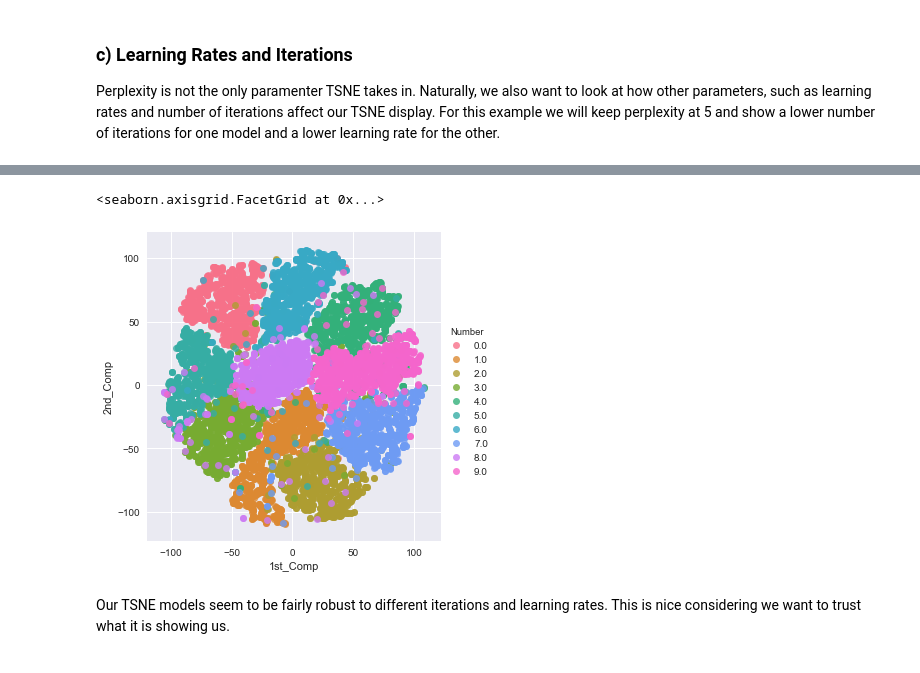
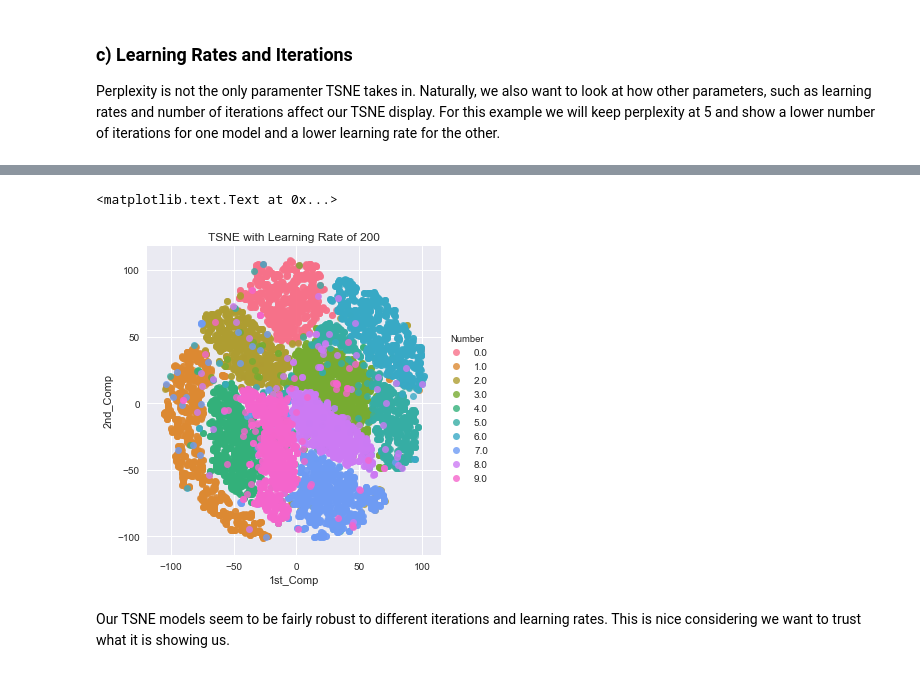
Before and after one commit to TristanMoser/byu_econ_applied_machine_learning, a Jupyter notebook: homeworks/Homework_5_TristanMoser.ipynb, the cells around one changed output, grey strips where cells are left out. Drawn from its saved outputs; the diff is of its cells as text; code cells hidden in the pictures.

```diff
--- a/homeworks/Homework_5_TristanMoser.ipynb
+++ b/homeworks/Homework_5_TristanMoser.ipynb
@@ -360,4 +313,4 @@ sns.lmplot(x='1st_Comp', y='2nd_Comp', data=df_tsne, hue='Number', fit_reg=False
 # %%
 #Lower learning rate
-tsne = TSNE(n_components=2, verbose=1, perplexity=5, n_iter=1000, learning_rate=2000)
+tsne = TSNE(n_components=2, verbose=0, perplexity=5, n_iter=1000, learning_rate=200)
 results = tsne.fit_transform(X_26dim[rows[:n_select],:])
@@ -381,12 +317,13 @@ results = tsne.fit_transform(X_26dim[rows[:n_select],:])
 # %%
 #Lower learning_rate plot
 df_tsne = pd.DataFrame(results, columns=['1st_Comp', '2nd_Comp'])
 df_tsne['Number'] = y[rows[:n_select]]
 
 sns.lmplot(x='1st_Comp', y='2nd_Comp', data=df_tsne, hue='Number', fit_reg=False)
+plt.title("TSNE with Learning Rate of 200")
 # %% [output]
-<seaborn.axisgrid.FacetGrid at 0x...>
+<matplotlib.text.Text at 0x...>
-[figure, old version]
+[figure, new version]
 # %% [markdown]
 Our TSNE models seem to be fairly robust to different iterations and learning rates. This is nice considering we want to trust what it is showing us.
 # %% [markdown]
```
Also changed, not shown: parts of 41 cells of this notebook.
